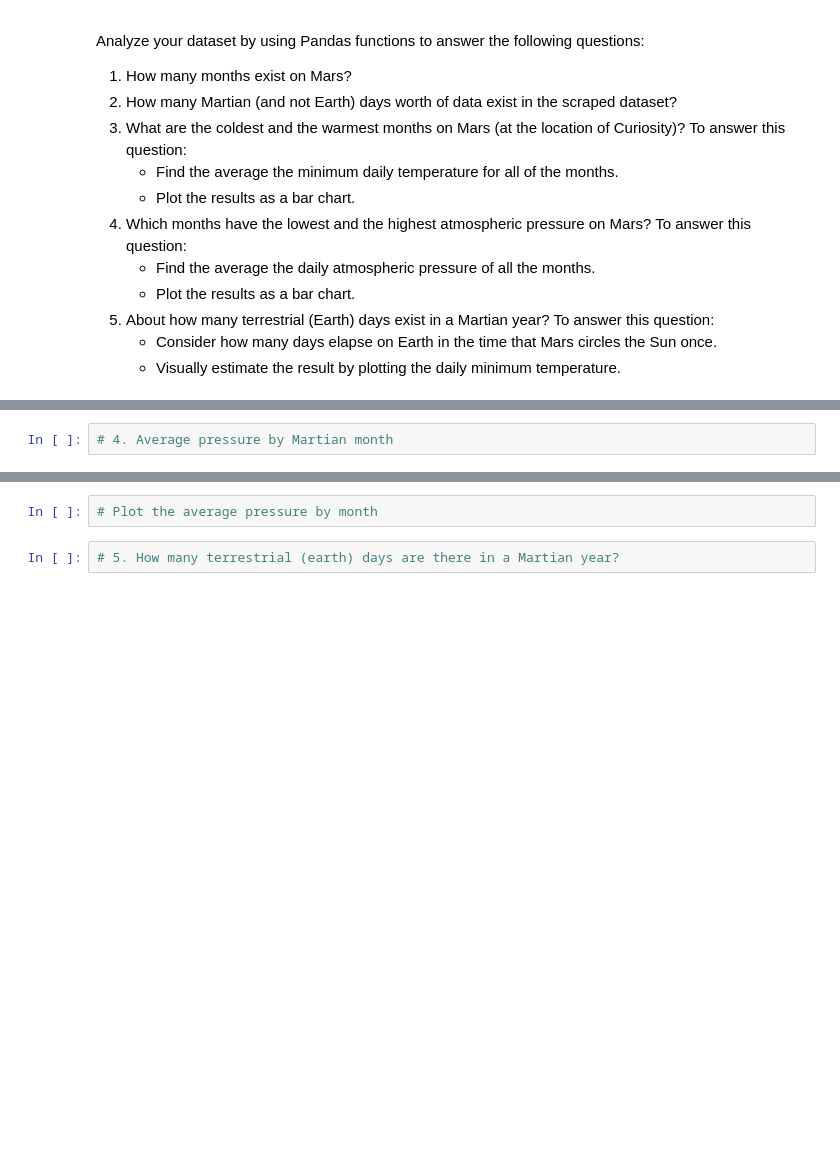
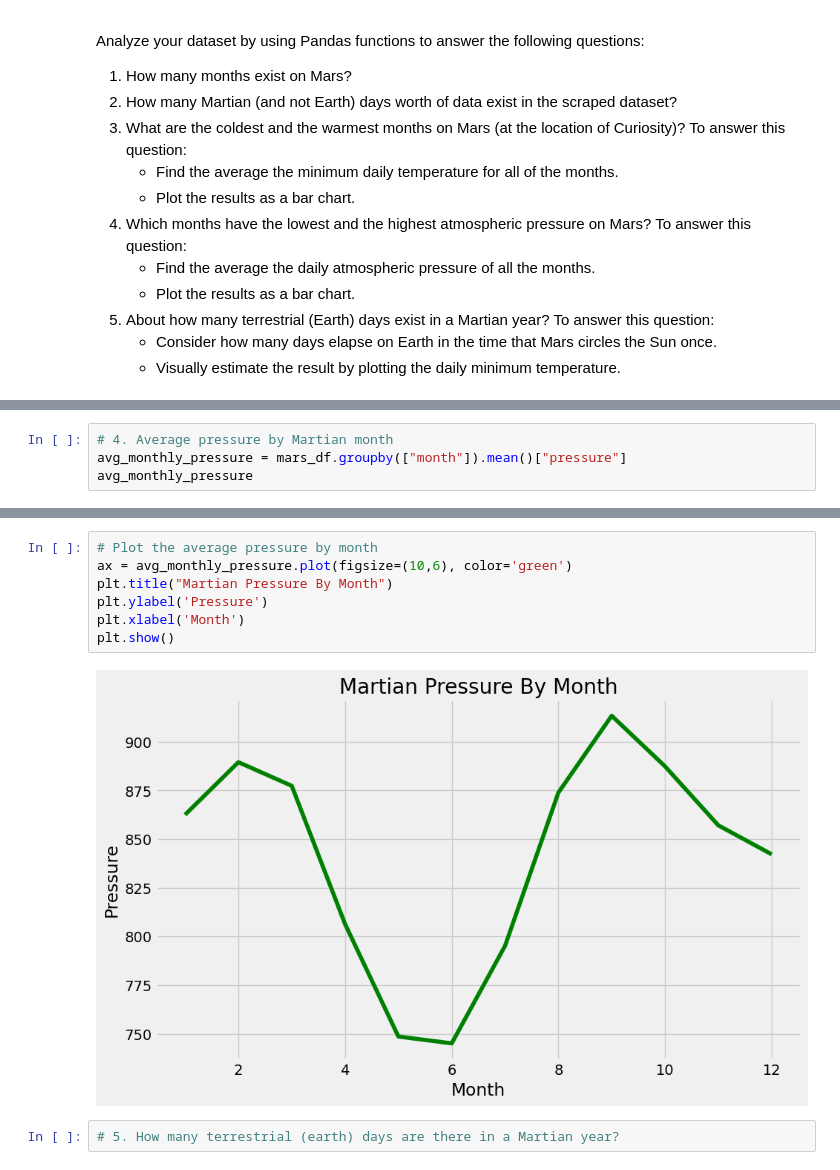
Before and after one commit to equitymarkets/web-scraping-challenge, a Jupyter notebook: Challenge/part_2_mars_weather.ipynb, the cells around one changed output, grey strips where cells are left out. Saved outputs shown, nothing was run; the diff lists cells and outputs as text; blank space fills up the shorter version.

```diff
--- a/Challenge/part_2_mars_weather.ipynb
+++ b/Challenge/part_2_mars_weather.ipynb
@@ -121,2 +204,4 @@ Analyze your dataset by using Pandas functions to answer the following questions
 # %%
 # 4. Average pressure by Martian month
+avg_monthly_pressure = mars_df.groupby(["month"]).mean()["pressure"]
+avg_monthly_pressure
@@ -123,5 +223,12 @@ Analyze your dataset by using Pandas functions to answer the following questions
-# %%
-# Plot the average pressure by month
+# %%
+# Plot the average pressure by month
+ax = avg_monthly_pressure.plot(figsize=(10,6), color='green')
+plt.title("Martian Pressure By Month")
+plt.ylabel('Pressure')
+plt.xlabel('Month')
+plt.show()
+# %% [output]
+[figure, added]
 # %%
 # 5. How many terrestrial (earth) days are there in a Martian year?
 # %% [markdown]
```
Also changed, not shown: parts of 16 cells of this notebook, 4 other files.
